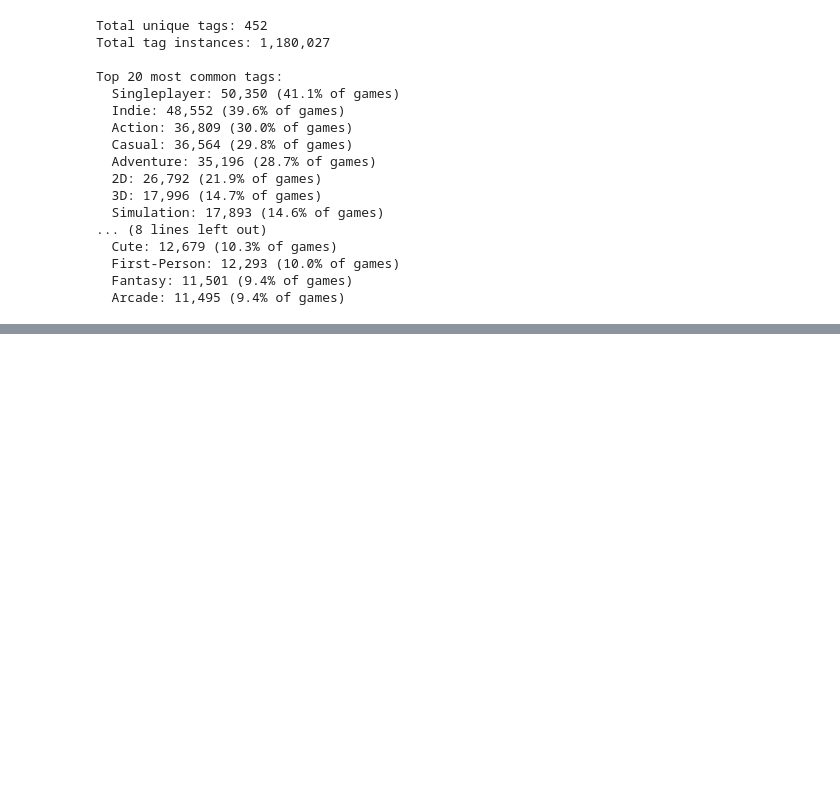
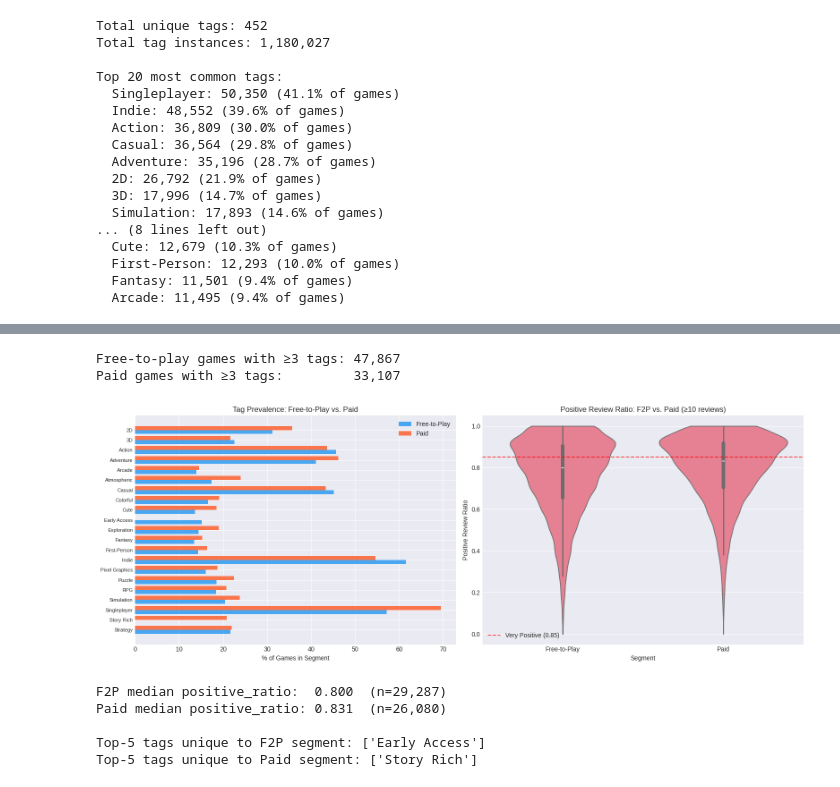
Before and after one commit to Ty700/SteamDB-Data-Mining, a Jupyter notebook: SteamDBMining.ipynb, the cells around one changed output, grey strips where cells are left out. Saved outputs shown, nothing was run; the diff lists cells and outputs as text; code cells hidden in the pictures; blank space fills up the shorter version.

```diff
--- a/SteamDBMining.ipynb
+++ b/SteamDBMining.ipynb
@@ -983,0 +1285,68 @@ This dual approach provides both **explanation** and **prediction**, making it i
+# %%
+f2p = df[(df['price_usd'] == 0) & (df['num_tags'] >= 3)]
+paid = df[(df['price_usd'] > 0) & (df['num_tags'] >= 3)]
+print(f"Free-to-play games with ≥3 tags: {len(f2p):,}")
+print(f"Paid games with ≥3 tags:         {len(paid):,}")
+
+def top_tags_for(subset, n=20):
+    all_t = [t for tl in subset['tags_list'] for t in tl]
+    tc = Counter(all_t)
+    total = len(subset)
+    return {t: c/total for t, c in tc.most_common(n)}
+
+f2p_top  = top_tags_for(f2p,  20)
+paid_top = top_tags_for(paid, 20)
+
+# Tags in top-20 of either group
+union_tags = sorted(set(f2p_top) | set(paid_top))
+f2p_pcts  = [f2p_top.get(t, 0)  * 100 for t in union_tags]
+paid_pcts = [paid_top.get(t, 0) * 100 for t in union_tags]
+
+x = np.arange(len(union_tags))
+width = 0.4
+
+fig, axes = plt.subplots(1, 2, figsize=(16, 6))
+
+axes[0].barh(x + width/2, f2p_pcts,  width, label='Free-to-Play', color='#2196F3', alpha=0.8)
+axes[0].barh(x - width/2, paid_pcts, width, label='Paid',         color='#FF5722', alpha=0.8)
+axes[0].set_yticks(x)
+axes[0].set_yticklabels(union_tags, fontsize=8)
+axes[0].set_xlabel('% of Games in Segment')
+axes[0].set_title('Tag Prevalence: Free-to-Play vs. Paid')
+axes[0].legend()
+axes[0].invert_yaxis()
+
+# Positive ratio comparison (games with ≥10 reviews)
+f2p_rated  = f2p[(f2p['total_reviews'] >= 10) & f2p['positive_ratio'].notna()]
+paid_rated = paid[(paid['total_reviews'] >= 10) & paid['positive_ratio'].notna()]
+plot_df2 = pd.concat([
+    f2p_rated[['positive_ratio']].assign(Segment='Free-to-Play'),
+    paid_rated[['positive_ratio']].assign(Segment='Paid')
+])
+sns.violinplot(data=plot_df2, x='Segment', y='positive_ratio', inner='box',
+               ax=axes[1], cut=0)
+axes[1].axhline(0.85, color='red', linestyle='--', alpha=0.7, label='Very Positive (0.85)')
+axes[1].set_title('Positive Review Ratio: F2P vs. Paid (≥10 reviews)')
+axes[1].set_ylabel('Positive Review Ratio')
+axes[1].legend()
+
+plt.tight_layout()
+plt.show()
+plt.close("all")
+
+# Statistical summary
+print(f"\nF2P median positive_ratio:  {f2p_rated['positive_ratio'].median():.3f}  (n={len(f2p_rated):,})")
+print(f"Paid median positive_ratio: {paid_rated['positive_ratio'].median():.3f}  (n={len(paid_rated):,})")
+print(f"\nTop-5 tags unique to F2P segment: "
+      f"{[t for t in f2p_top if t not in paid_top][:5]}")
+print(f"Top-5 tags unique to Paid segment: "
+      f"{[t for t in paid_top if t not in f2p_top][:5]}")
+# %% [output]
+Free-to-play games with ≥3 tags: 47,867
+Paid games with ≥3 tags:         33,107
+[figure, added]
+F2P median positive_ratio:  0.800  (n=29,287)
+Paid median positive_ratio: 0.831  (n=26,080)
+
+Top-5 tags unique to F2P segment: ['Early Access']
+Top-5 tags unique to Paid segment: ['Story Rich']
```
Also changed, not shown: parts of 67 cells of this notebook.
